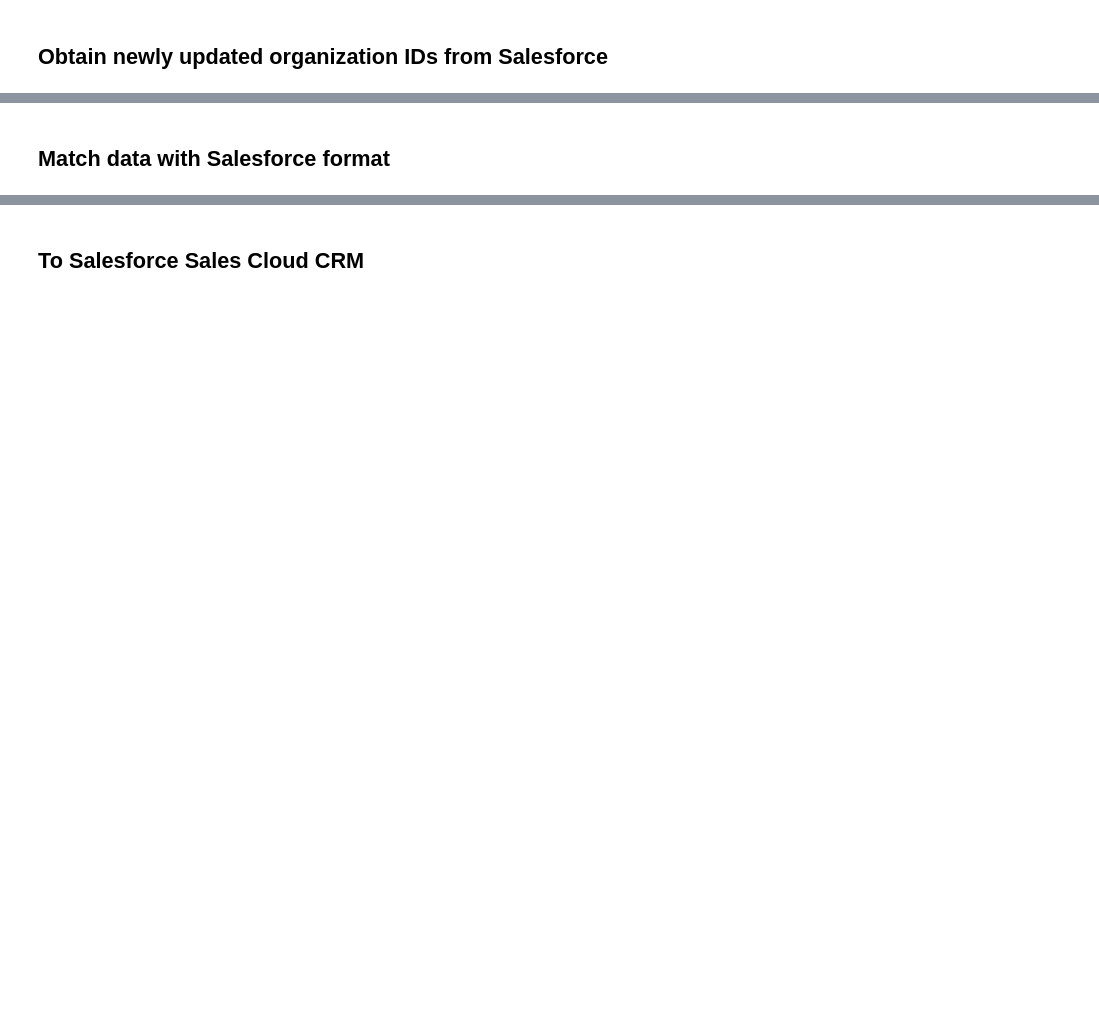
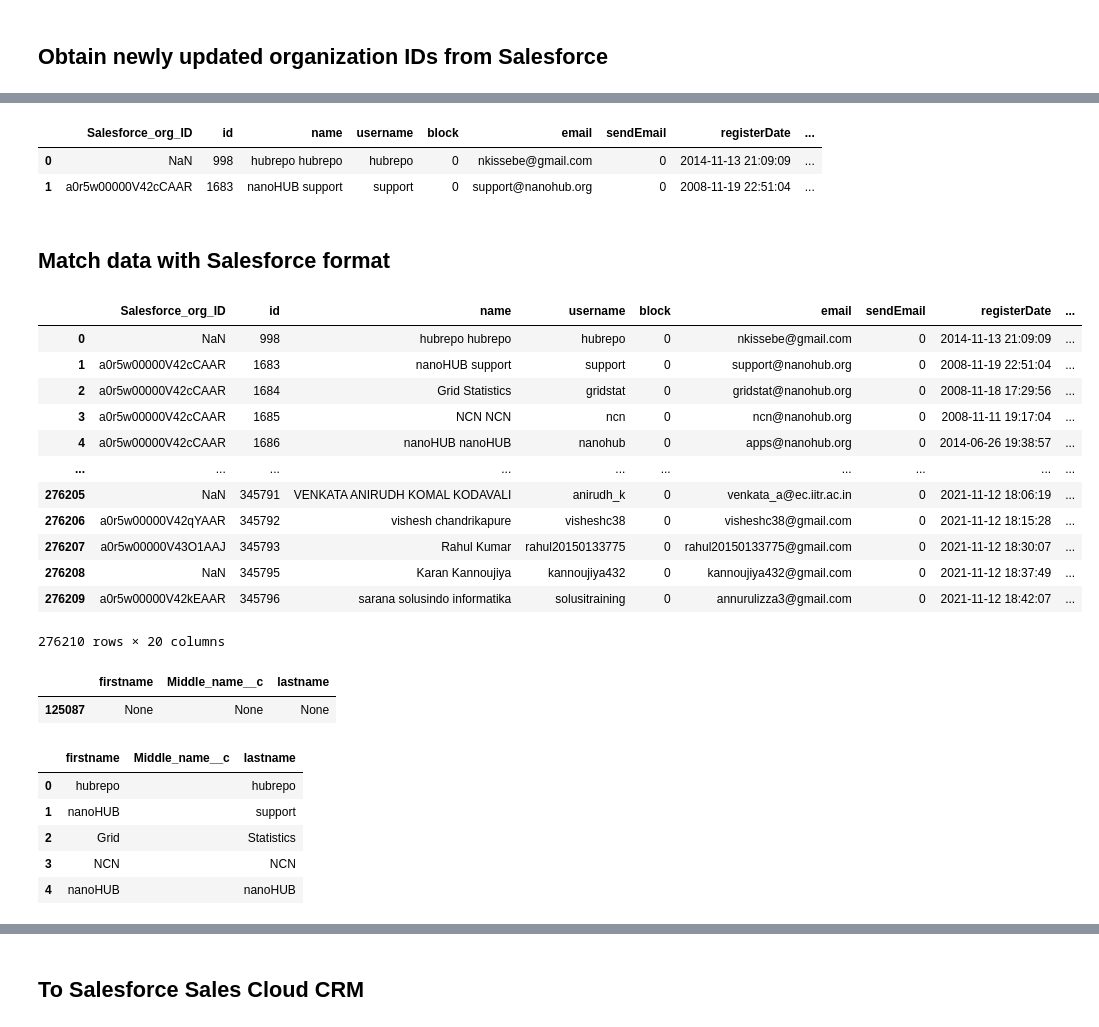
Before and after one commit to saxenap/nanohub, a Jupyter notebook: nanoHUB/pipeline/salesforce/task_user_basic_updates.ipynb, the cells around one changed output, grey strips where cells are left out. Cells and saved outputs as stored; diff of their text form; code cells hidden in the pictures; blank space fills up the shorter version.

```diff
--- a/nanoHUB/pipeline/salesforce/task_user_basic_updates.ipynb
+++ b/nanoHUB/pipeline/salesforce/task_user_basic_updates.ipynb
@@ -106,3 +130,5 @@ display(df.head(1))
 # %%
 # Obtain company domain information from DB2
-domain_df = pd.read_sql_query("select name as domain_name, domain, industry, `size range` as size, country from wang159_myrmekes.companies_email_domain", wang159_myrmekes_db)
+domain_df = pd.read_sql_query("select name as domain_name, domain, industry, `size range` as size, country from wang159_myrmekes.companies_email_domain", nanohub_db)
+
+display(domain_df.head())
@@ -308,18 +443,66 @@ df = pd.merge(sf_org_ID_df, derived_df, how='right', left_on='Domain__c', right_
 # %%
 # display
 display(df.head(2))
+# %% [output]
+|  | Salesforce_org_ID | id | name | username | block | email | sendEmail | registerDate | ... |
+| 0 | NaN | 998 | hubrepo hubrepo | hubrepo | 0 | nkissebe@gmail.com | 0 | 2014-11-13 21:09:09 | ... |
+| 1 | a0r5w00000V42cCAAR | 1683 | nanoHUB support | support | 0 | support@nanohub.org | 0 | 2008-11-19 22:51:04 | ... |
 # %% [markdown]
 ## Match data with Salesforce format
 # %%
 # split full name into first, middle, and last names
 def split_full_name(this_name):
-    this_name_list = list(filter(None, this_name.split(' ')))
+    try:
+        this_name_list = list(filter(None, this_name.split(' ')))
+        if this_name_list is not None and type(this_name_list) is list:
+            if len(this_name_list) == 1:
+                # single word name
+                return pd.Series([this_name_list[0],None, this_name_list[0]])
 
-    if len(this_name_list) == 1:
-        # single word name
-        return pd.Series([this_name_list[0],None, this_name_list[0]])
+            elif len(this_name_list) > 1:
+                # multi word name
+                return pd.Series([this_name_list[0],' '.join(this_name_list[1:-1]),this_name_list[-1]])
 
-    elif len(this_name_list) > 1:
-        # multi word name
-        return pd.Series([this_name_list[0],' '.join(this_name_list[1:-1]),this_name_list[-1]])
+            else:
+                return pd.Series([None, None, None])
+
+    except Exception as e:
+        print(e)
+        raise e
+# %%
+df_sf = pd.DataFrame()
+
+# Make sure NaN and NaT values are taken care of here
+df['name'] = df.name.str.strip()
+df = df[df['name'].notnull()]
+
+display(df)
+df_sf[['firstname', 'Middle_name__c', 'lastname']] = df['name'].apply(split_full_name)
+
+display(df_sf[(df_sf['firstname'].isnull()) & (df_sf['Middle_name__c'].isnull()) & (df_sf['lastname'].isnull())])
+df_sf = df_sf[(df_sf['firstname'].notnull()) & (df_sf['Middle_name__c'].notnull()) & (df_sf['lastname'].notnull())]
+
+display(df_sf.head())
+# %% [output]
+|  | Salesforce_org_ID | id | name | username | block | email | sendEmail | registerDate | ... |
+| 0 | NaN | 998 | hubrepo hubrepo | hubrepo | 0 | nkissebe@gmail.com | 0 | 2014-11-13 21:09:09 | ... |
+| 1 | a0r5w00000V42cCAAR | 1683 | nanoHUB support | support | 0 | support@nanohub.org | 0 | 2008-11-19 22:51:04 | ... |
+| 2 | a0r5w00000V42cCAAR | 1684 | Grid Statistics | gridstat | 0 | gridstat@nanohub.org | 0 | 2008-11-18 17:29:56 | ... |
+| 3 | a0r5w00000V42cCAAR | 1685 | NCN NCN | ncn | 0 | ncn@nanohub.org | 0 | 2008-11-11 19:17:04 | ... |
+| 4 | a0r5w00000V42cCAAR | 1686 | nanoHUB nanoHUB | nanohub | 0 | apps@nanohub.org | 0 | 2014-06-26 19:38:57 | ... |
+| ... | ... | ... | ... | ... | ... | ... | ... | ... | ... |
+| 276205 | NaN | 345791 | VENKATA ANIRUDH KOMAL KODAVALI | anirudh_k | 0 | venkata_a@ec.iitr.ac.in | 0 | 2021-11-12 18:06:19 | ... |
+| 276206 | a0r5w00000V42qYAAR | 345792 | vishesh chandrikapure | visheshc38 | 0 | visheshc38@gmail.com | 0 | 2021-11-12 18:15:28 | ... |
+| 276207 | a0r5w00000V43O1AAJ | 345793 | Rahul Kumar | rahul20150133775 | 0 | rahul20150133775@gmail.com | 0 | 2021-11-12 18:30:07 | ... |
+| 276208 | NaN | 345795 | Karan Kannoujiya | kannoujiya432 | 0 | kannoujiya432@gmail.com | 0 | 2021-11-12 18:37:49 | ... |
+| 276209 | a0r5w00000V42kEAAR | 345796 | sarana solusindo informatika | solusitraining | 0 | annurulizza3@gmail.com | 0 | 2021-11-12 18:42:07 | ... |
+276210 rows × 20 columns
+|  | firstname | Middle_name__c | lastname |
+| 125087 | None | None | None |
+|  | firstname | Middle_name__c | lastname |
+| 0 | hubrepo |  | hubrepo |
+| 1 | nanoHUB |  | support |
+| 2 | Grid |  | Statistics |
+| 3 | NCN |  | NCN |
+| 4 | nanoHUB |  | nanoHUB |
 # %%
```
Also changed, not shown: parts of 19 cells of this notebook.
